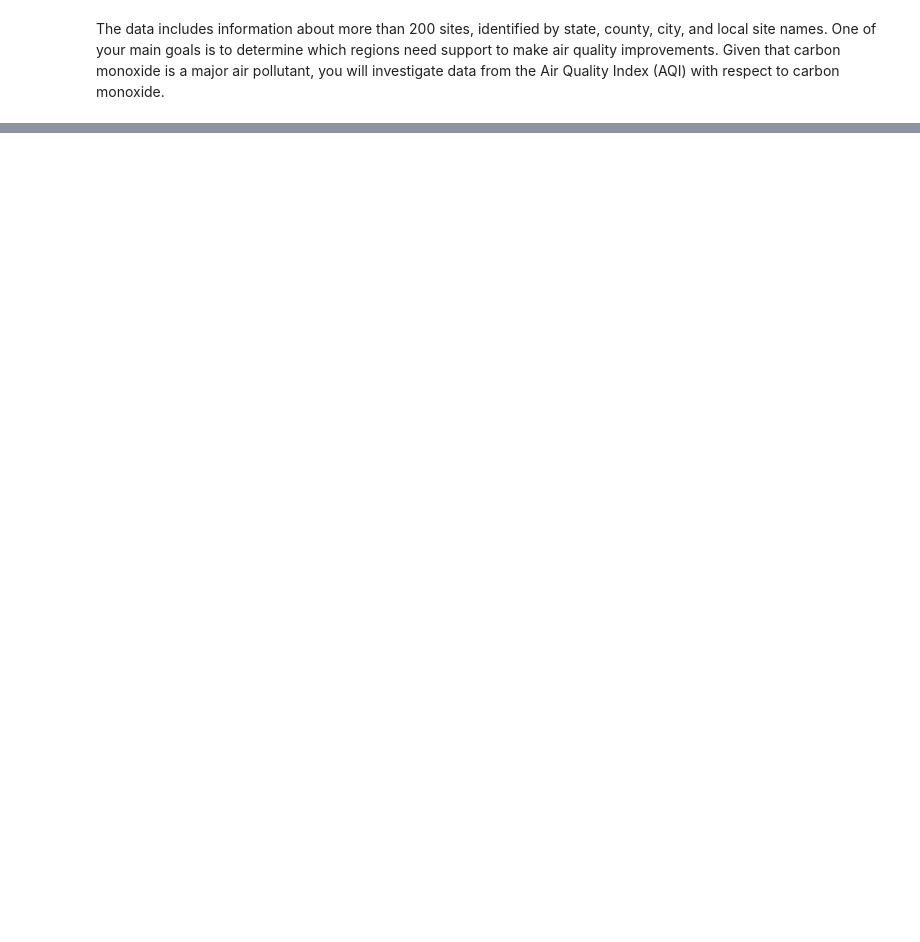
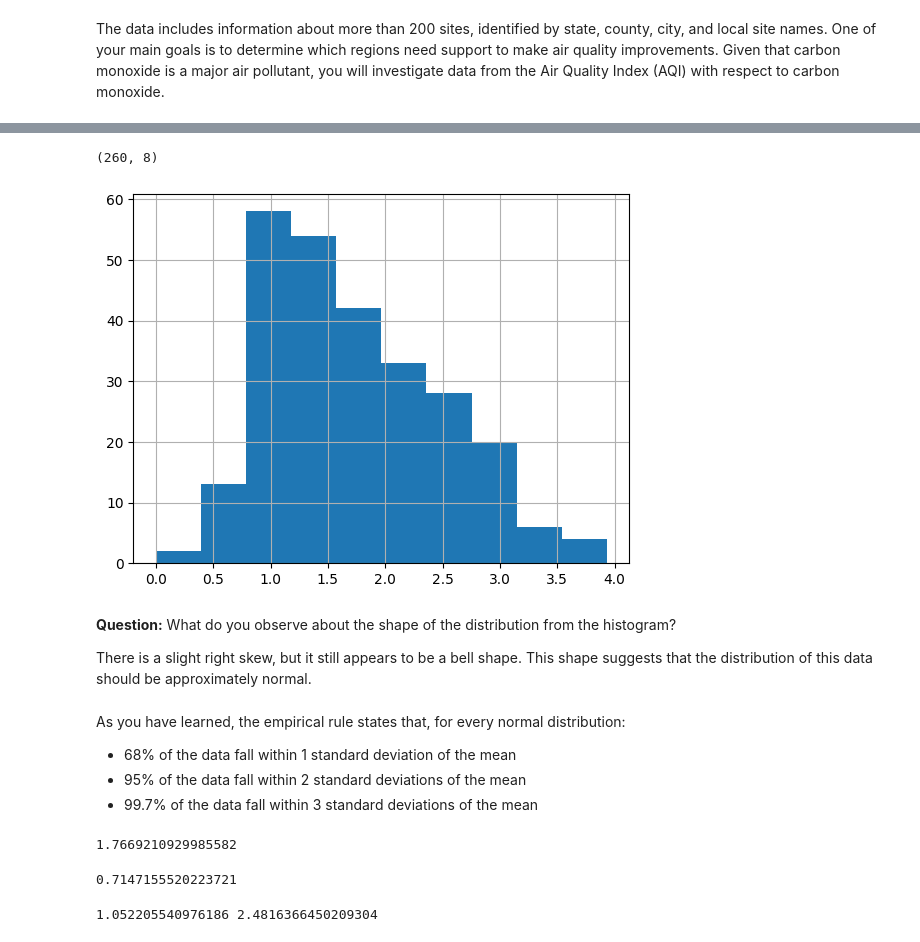
Before and after one commit to InsightQod/EPA-Air-Quality, a Jupyter notebook: aq_pro_distribution.ipynb, the cells around one changed output, grey strips where cells are left out. Drawn from its saved outputs; the diff is of its cells as text; code cells hidden in the pictures; blank space fills up the shorter version.

Commit message:
probability distribution

```diff
--- a/aq_pro_distribution.ipynb
+++ b/aq_pro_distribution.ipynb
@@ -17,0 +31,50 @@ FileNotFoundError: [Errno 2] No such file or directory: 'modified_c4_epa_air_qua
+# %%
+# Display number of rows, number of columns.
+data.shape
+# %% [output]
+(260, 8)
+# %%
+# Create a histogram to visualize distribution of aqi_log.
+data["aqi_log"].hist();
+# %% [output]
+[figure, added]
+# %% [markdown]
+**Question:** What do you observe about the shape of the distribution from the histogram?
+
+There is a slight right skew, but it still appears to be a bell shape. This shape suggests that the distribution of this data should be approximately normal.
+# %% [markdown]
+ As you have learned, the empirical rule states that, for every normal distribution:
+- 68% of the data fall within 1 standard deviation of the mean
+- 95% of the data fall within 2 standard deviations of the mean
+- 99.7% of the data fall within 3 standard deviations of the mean
+# %%
+# Define variable for aqi_log mean.
+mean_aqi_log = data["aqi_log"].mean()
+
+
+# Print out the mean.
+print(mean_aqi_log)
+# %% [output]
+1.7669210929985582
+# %%
+# Define variable for aqi_log standard deviation.
+std_aqi_log = data["aqi_log"].std()
+
+
+# Print out the standard deviation.
+print(std_aqi_log)
+# %% [output]
+0.7147155520223721
+# %%
+# Define variable for lower limit, 1 standard deviation below the mean.
+lower_limit = mean_aqi_log - 1 * std_aqi_log
+
+
+# Define variable for upper limit, 1 standard deviation above the mean.
+upper_limit = mean_aqi_log + 1 * std_aqi_log
+
+
+# Display lower_limit, upper_limit.
+print(lower_limit, upper_limit)
+# %% [output]
+1.052205540976186 2.4816366450209304
```
Also changed, not shown: parts of 12 cells of this notebook.
